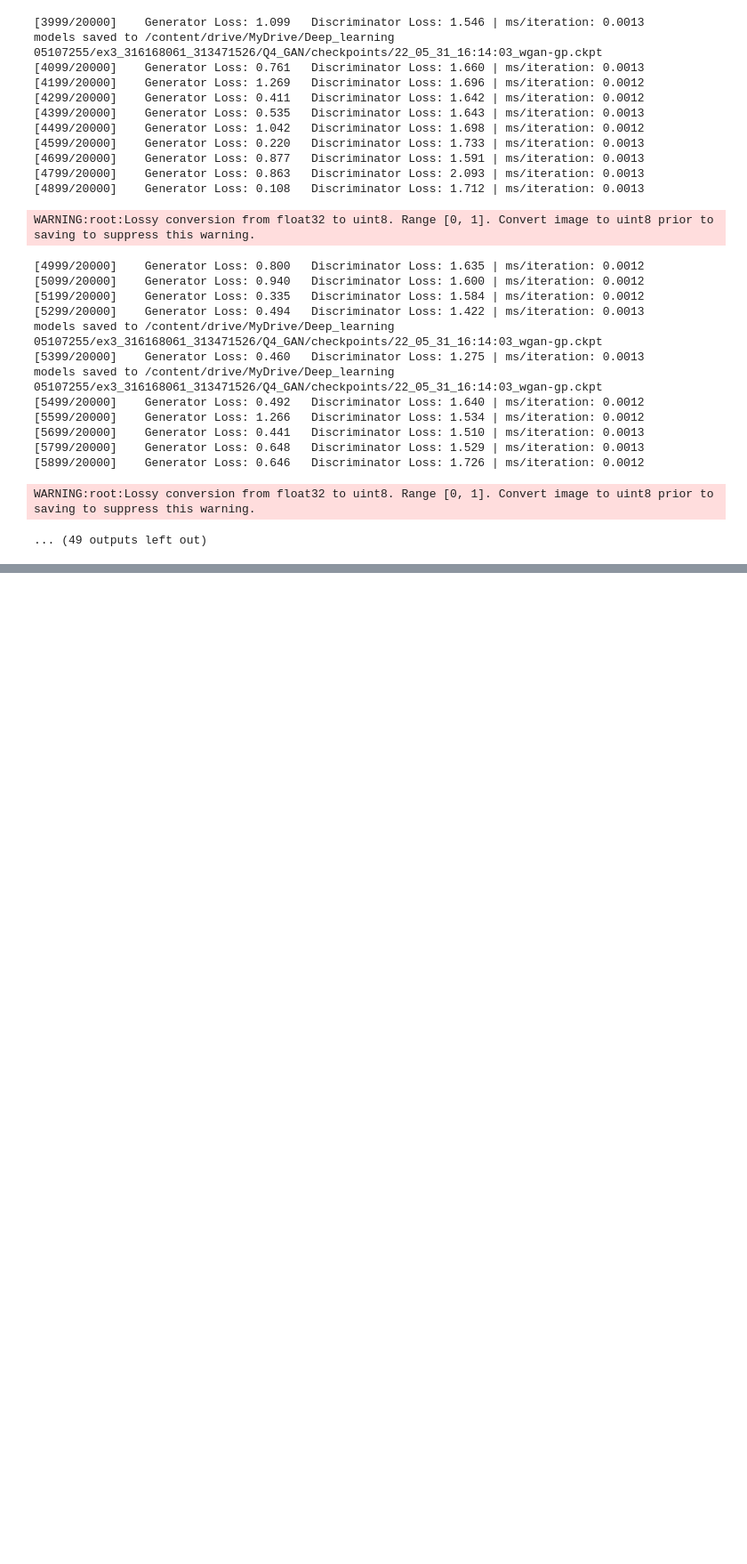
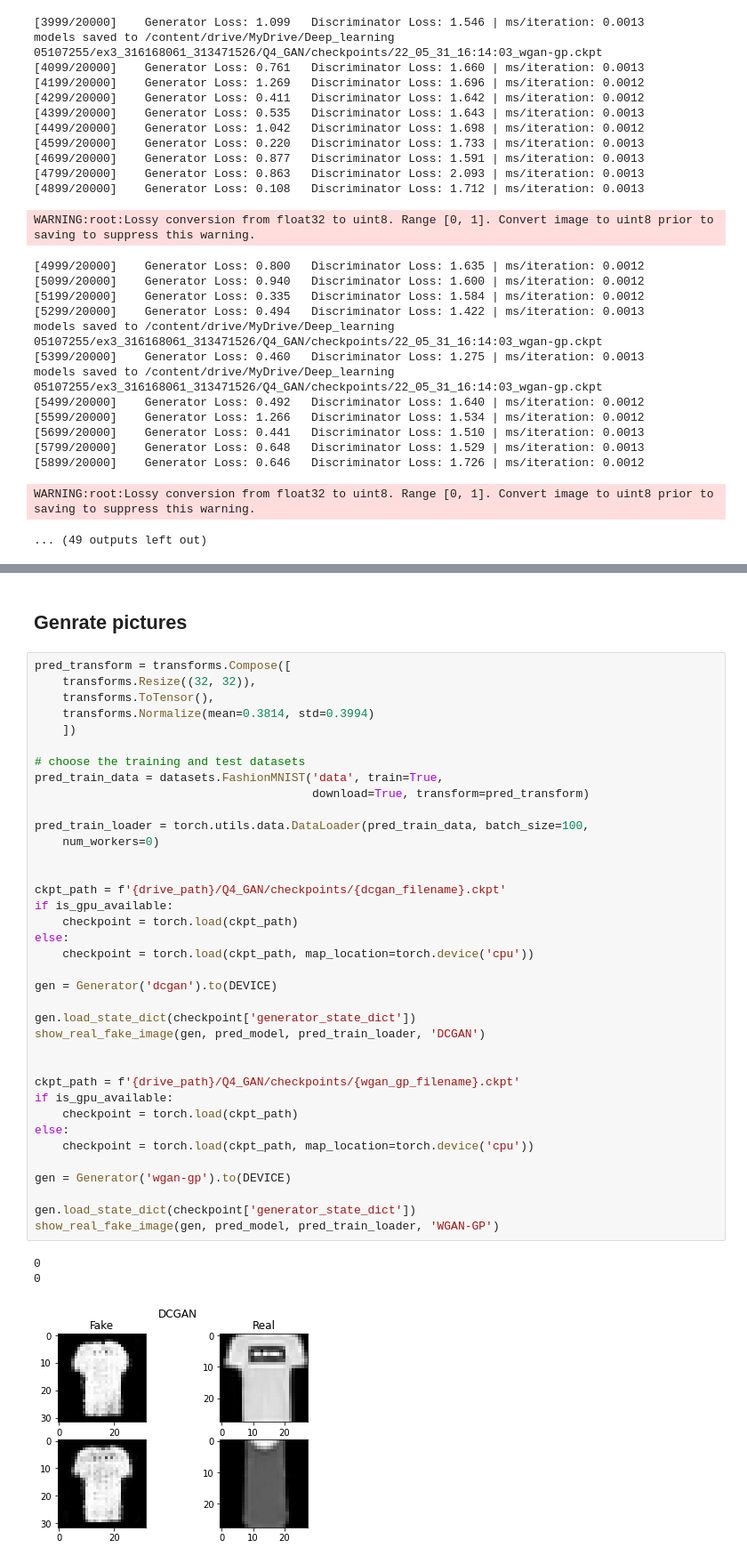
Before and after one commit to YairYarden/Deep-Learning, a Jupyter notebook: Q4_GAN.ipynb, the cells around one changed output, grey strips where cells are left out. Shown: that part at 89% size. Saved outputs shown, nothing was run; the diff lists cells and outputs as text; blank space fills up the shorter version.

```diff
--- a/Q4_GAN.ipynb
+++ b/Q4_GAN.ipynb
@@ -640,0 +781,43 @@ WARNING:root:Lossy conversion from float32 to uint8. Range [0, 1]. Convert image
+# %% [markdown]
+## Genrate pictures
+# %%
+pred_transform = transforms.Compose([
+    transforms.Resize((32, 32)),
+    transforms.ToTensor(),
+    transforms.Normalize(mean=0.3814, std=0.3994)
+    ])
+
+# choose the training and test datasets
+pred_train_data = datasets.FashionMNIST('data', train=True,
+                                        download=True, transform=pred_transform)
+
+pred_train_loader = torch.utils.data.DataLoader(pred_train_data, batch_size=100,
+    num_workers=0)
+
+
+ckpt_path = f'{drive_path}/Q4_GAN/checkpoints/{dcgan_filename}.ckpt'
+if is_gpu_available:
+    checkpoint = torch.load(ckpt_path)
+else:
+    checkpoint = torch.load(ckpt_path, map_location=torch.device('cpu'))
+
+gen = Generator('dcgan').to(DEVICE)
+
+gen.load_state_dict(checkpoint['generator_state_dict'])
+show_real_fake_image(gen, pred_model, pred_train_loader, 'DCGAN')
+
+
+ckpt_path = f'{drive_path}/Q4_GAN/checkpoints/{wgan_gp_filename}.ckpt'
+if is_gpu_available:
+    checkpoint = torch.load(ckpt_path)
+else:
+    checkpoint = torch.load(ckpt_path, map_location=torch.device('cpu'))
+
+gen = Generator('wgan-gp').to(DEVICE)
+
+gen.load_state_dict(checkpoint['generator_state_dict'])
+show_real_fake_image(gen, pred_model, pred_train_loader, 'WGAN-GP')
+# %% [output]
+0
+0
+[figure, added]
```
Also changed, not shown: parts of 13 cells of this notebook.
